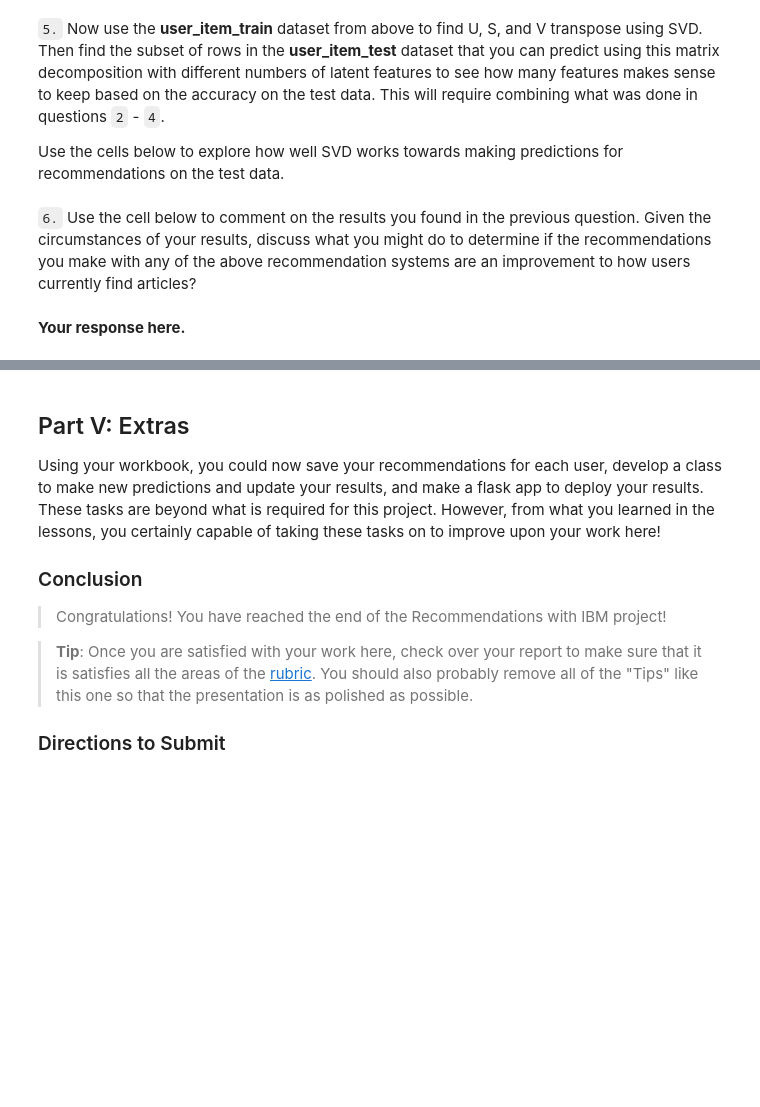
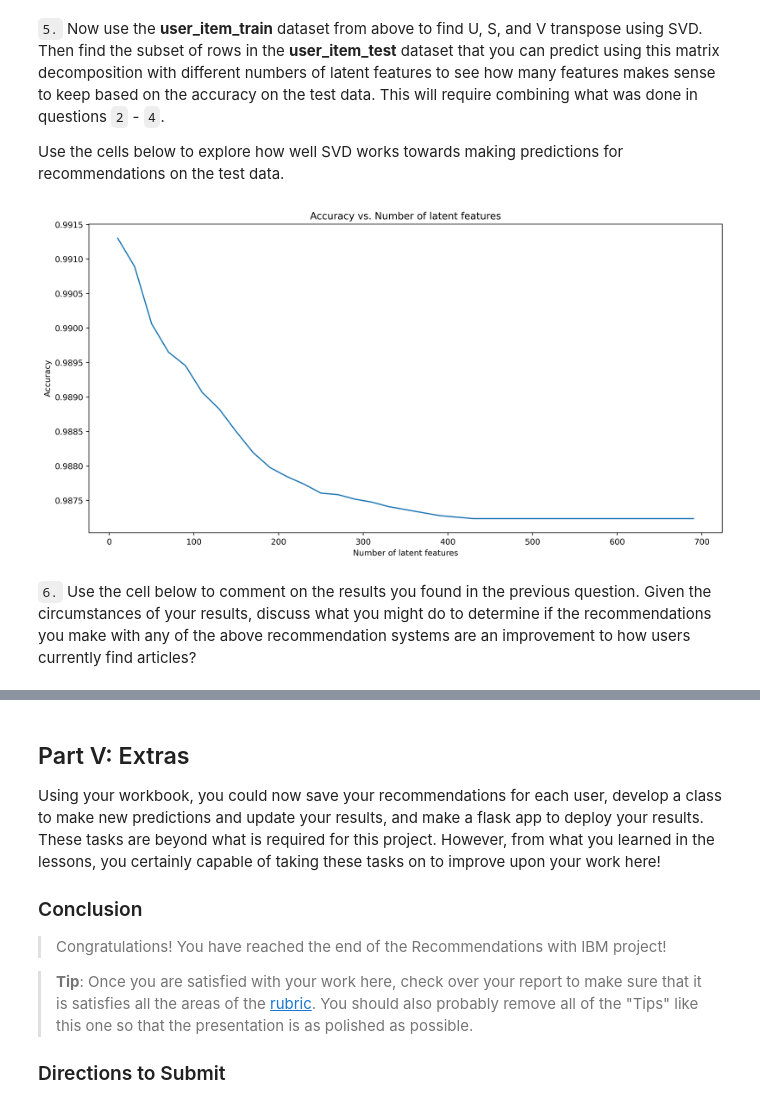
Before and after one commit to gabrieltempass/article-recommendation-engine, a Jupyter notebook: notebook/Recommendations with IMB.ipynb, the cells around one changed output, grey strips where cells are left out. Saved outputs shown, nothing was run; the diff lists cells and outputs as text; code cells hidden in the pictures; blank space fills up the shorter version.

```diff
--- a/notebook/Recommendations with IMB.ipynb
+++ b/notebook/Recommendations with IMB.ipynb
@@ -736,12 +734,10 @@ def create_test_and_train_user_item(df_train, df_test):
 
     user_item_train = create_user_item_matrix(df_train)
     user_item_test = create_user_item_matrix(df_test)
-    test_idx = user_item_test.index
-    test_arts = user_item_test.columns
 
-    return user_item_train, user_item_test, test_idx, test_arts
+    return user_item_train, user_item_test
 
-user_item_train, user_item_test, test_idx, test_arts = create_test_and_train_user_item(df_train, df_test)
+user_item_train, user_item_test = create_test_and_train_user_item(df_train, df_test)
 # %%
 print('Test users able to predict:',
       user_item_test.shape[0] - len(np.setdiff1d(user_item_test.index, user_item_train.index)))
@@ -781,4 +777,4 @@ t.sol_4_test(sol_4_dict)
 Use the cells below to explore how well SVD works towards making predictions for recommendations on the test data.
 # %%
 # fit SVD on the user_item_train matrix
-u_train, s_train, vt_train = # fit svd similar to above then use the cells below
+u_train, s_train, vt_train = np.linalg.svd(user_item_train)# fit svd similar to above then use the cells below
@@ -788,4 +781,43 @@ u_train, s_train, vt_train = # fit svd similar to above then use the cells below
+# %%
+train_index = user_item_train.index
+train_columns = user_item_train.columns
+
+user_ids_intersection = list(user_item_test.index.intersection(train_index))
+article_ids_intersection = list(user_item_test.columns.intersection(train_columns))
+# %%
+user_item_test_true = user_item_test.loc[user_ids_intersection]
+# %%
+# Use these cells to see how well you can use the training
+# decomposition to predict on test data
+
+num_latent_feats = np.arange(10, 700+10, 20)
+sum_errs = []
+
+for k in num_latent_feats:
+    # restructure with k latent features
+    s_new, u_new, vt_new = np.diag(s_train[:k]), u_train[:, :k], vt_train[:k, :]
+
+    # take dot product
+    user_item_test_pred = np.around(np.dot(np.dot(u_new, s_new), vt_new))
+
+    # put predicted data in the same format as the true data
+    user_item_test_pred = pd.DataFrame(user_item_test_pred, index=train_index, columns=train_columns)
+    user_item_test_pred = user_item_test_pred.loc[user_ids_intersection,
+                                                  article_ids_intersection]
+
+    # compute error for each prediction to actual value
+    diffs = np.subtract(user_item_test_true, user_item_test_pred)
+
+    # total errors and keep track of them
+    err = np.sum(np.sum(np.abs(diffs)))
+    sum_errs.append(err)
+
+plt.figure(figsize=(14, 7), dpi=500)
+plt.plot(num_latent_feats, 1 - np.array(sum_errs)/df_interactions.shape[0])
+plt.xlabel('Number of latent features')
+plt.ylabel('Accuracy')
+plt.title('Accuracy vs. Number of latent features');
+# %% [output]
+[figure, added]
 # %% [markdown]
 `6.` Use the cell below to comment on the results you found in the previous question. Given the circumstances of your results, discuss what you might do to determine if the recommendations you make with any of the above recommendation systems are an improvement to how users currently find articles?
-# %% [markdown]
-**Your response here.**
```
Also changed, not shown: parts of 5 cells of this notebook.
